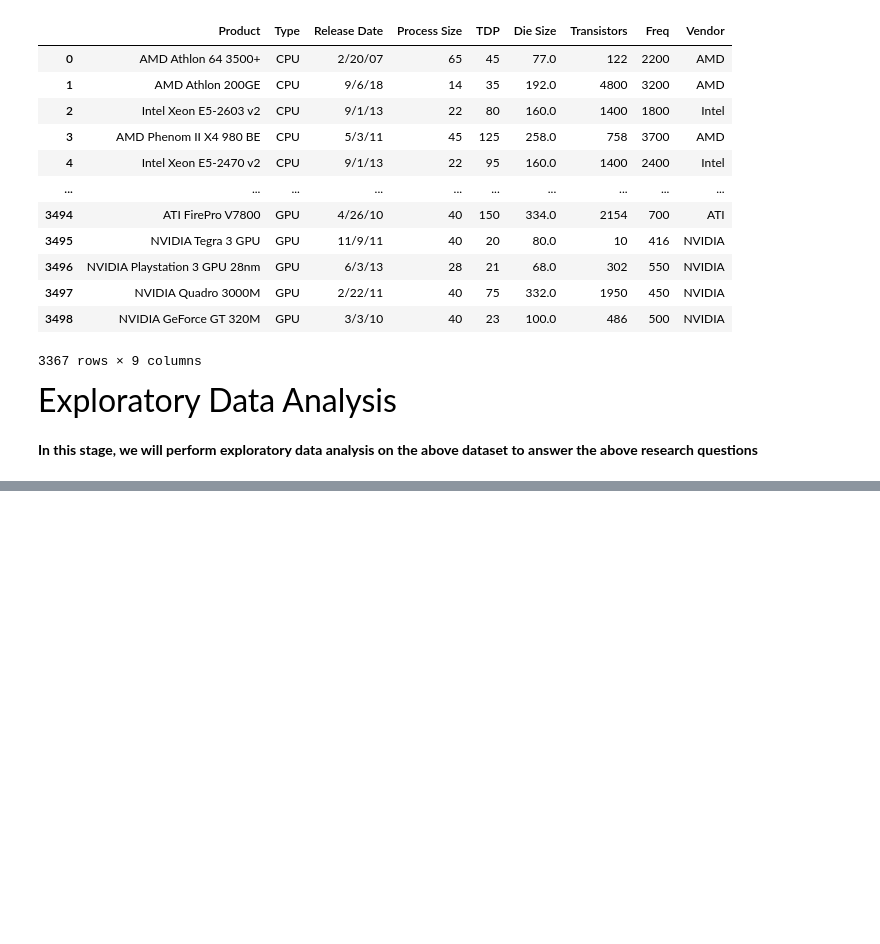
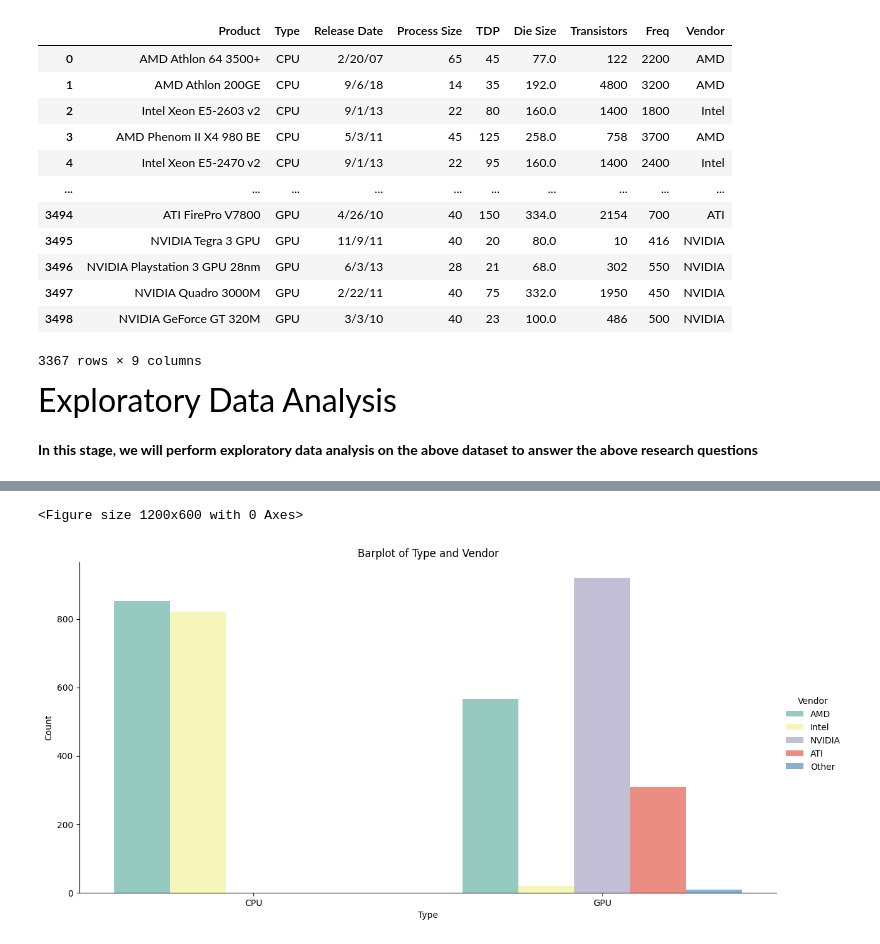
Before and after one commit to Zhengnan817/Project-3-Data-Reconstruction-and-Analysis, a Jupyter notebook: data_reconstruction_and_analysis.ipynb, the cells around one changed output, grey strips where cells are left out. Saved outputs shown, nothing was run; the diff lists cells and outputs as text; code cells hidden in the pictures; blank space fills up the shorter version.

```diff
--- a/data_reconstruction_and_analysis.ipynb
+++ b/data_reconstruction_and_analysis.ipynb
@@ -98,0 +127,5 @@ cpu_table.remove_null()
+# %%
+product_vendor = EDA_part.type_vendor()
+# %% [output]
+<Figure size 1200x600 with 0 Axes>
+[figure, added]
```
Also changed, not shown: parts of 7 cells of this notebook, 2 other files.
